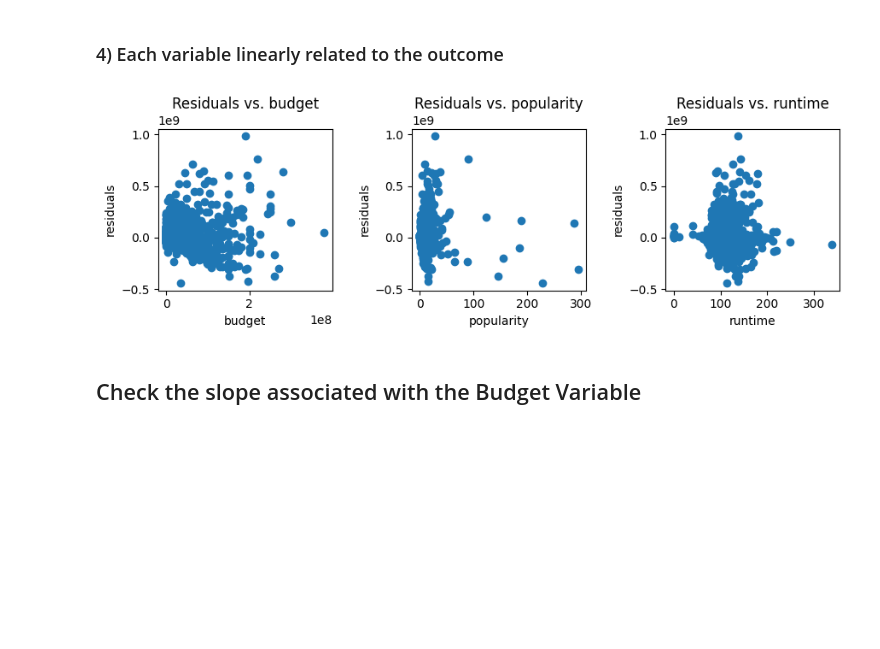
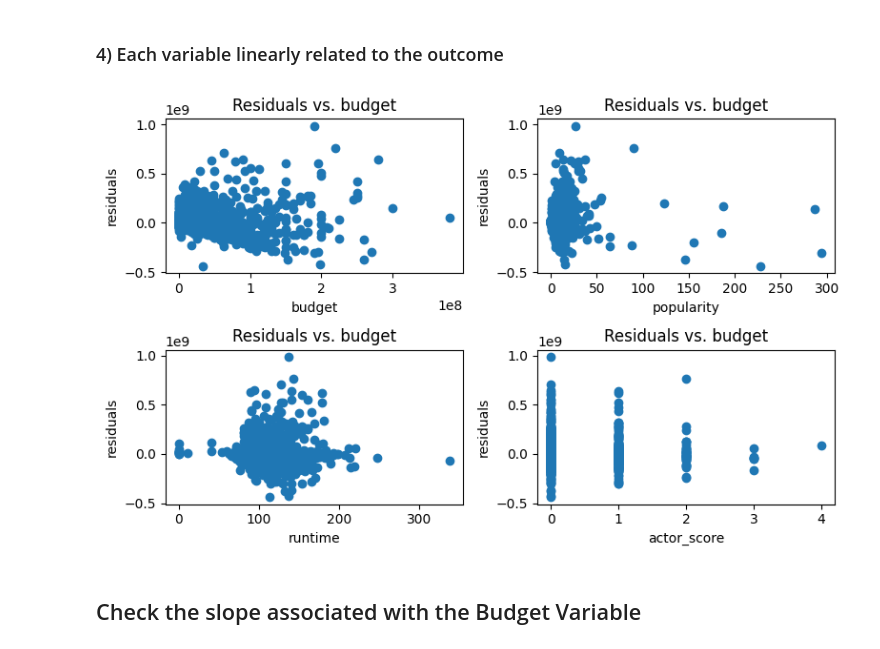
Before and after one commit to WatchmeDoc/MEM264-Applied-Statistics, a Jupyter notebook: analysis/multiple_regression.ipynb, the cells around one changed output. Cells and saved outputs as stored; diff of their text form; code cells hidden in the pictures; blank space fills up the shorter version.

```diff
--- a/analysis/multiple_regression.ipynb
+++ b/analysis/multiple_regression.ipynb
@@ -175,32 +175,39 @@ Since our sample is independent our residuals will be too.
 # %% [markdown]
 ### 4) Each variable linearly related to the outcome
 # %%
-plt.figure(figsize=(9,3))
+plt.figure(figsize=(8,5))
 
-plt.subplot(1,3,1)
+plt.subplot(2,2,1)
 plt.scatter(df['budget'], residuals)
 plt.xlabel('budget')
 plt.ylabel('residuals')
 plt.title('Residuals vs. budget')
 plt.tight_layout()
 
-plt.subplot(1,3,2)
+plt.subplot(2,2,2)
 plt.scatter(df['popularity'], residuals)
 plt.xlabel('popularity')
 plt.ylabel('residuals')
-plt.title('Residuals vs. popularity')
+plt.title('Residuals vs. budget')
 plt.tight_layout()
 
-plt.subplot(1,3,3)
+plt.subplot(2,2,3)
 plt.scatter(df['runtime'], residuals)
 plt.xlabel('runtime')
 plt.ylabel('residuals')
-plt.title('Residuals vs. runtime')
+plt.title('Residuals vs. budget')
+plt.tight_layout()
+
+plt.subplot(2,2,4)
+plt.scatter(df['actor_score'], residuals)
+plt.xlabel('actor_score')
+plt.ylabel('residuals')
+plt.title('Residuals vs. budget')
 plt.tight_layout()
 
 plt.show()
 # %% [output]
-[figure, old version]
+[figure, new version]
 # %% [markdown]
 ## Check the slope associated with the Budget Variable
 # %%
```
Also changed, not shown: parts of 1 cell of this notebook, 1 other file.
